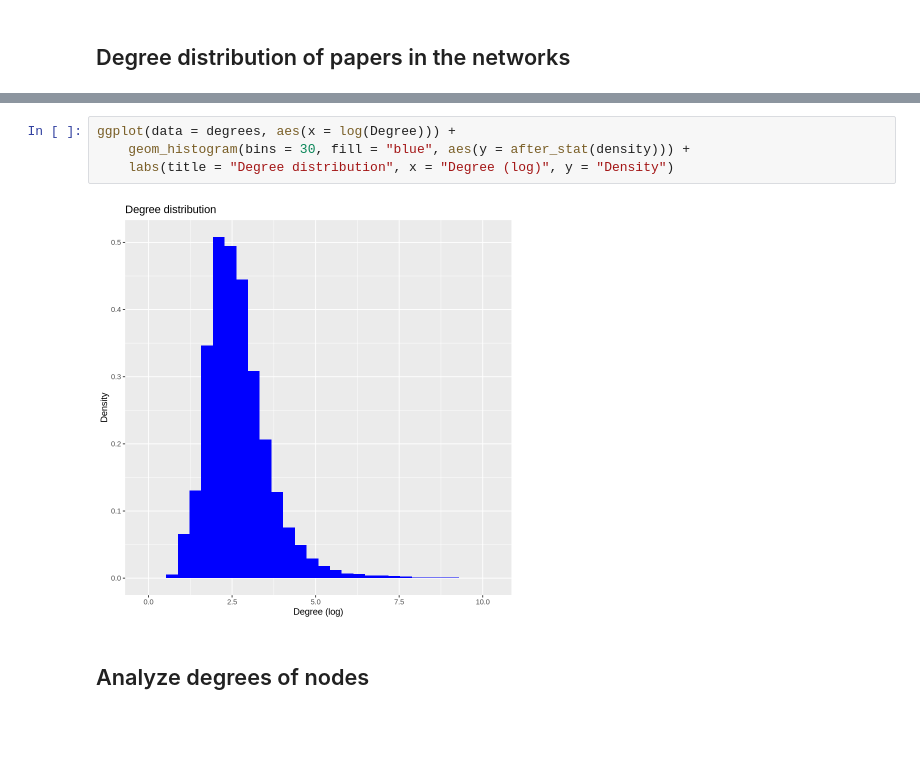
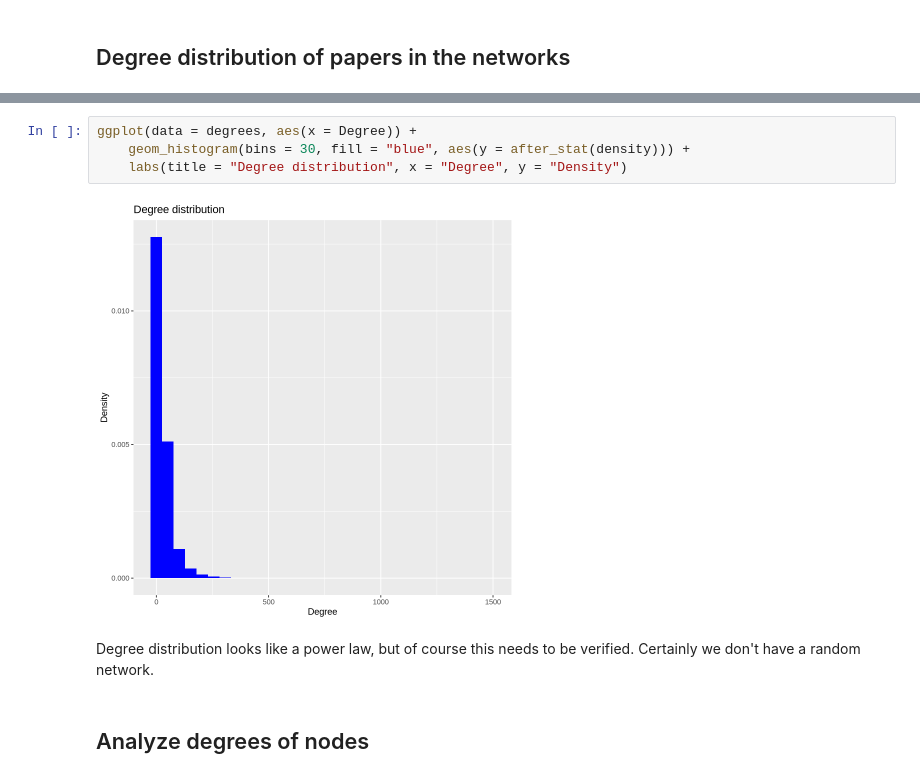
Before and after one commit to riccardo03-maker/Abstract_network, a Jupyter notebook: plots.ipynb, the cells around one changed output, grey strips where cells are left out. Saved outputs shown, nothing was run; the diff lists cells and outputs as text; blank space fills up the shorter version.

Commit message:
Corrected distance matrix, network and analysis

```diff
--- a/plots.ipynb
+++ b/plots.ipynb
@@ -27,11 +60,13 @@ dbl (2): ...1, Degree
 ℹ Use `spec()` to retrieve the full column specification for this data.
 ℹ Specify the column types or set `show_col_types = FALSE` to quiet this message.
 # %%
-ggplot(data = degrees, aes(x = log(Degree))) +
+ggplot(data = degrees, aes(x = Degree)) +
     geom_histogram(bins = 30, fill = "blue", aes(y = after_stat(density))) +
-    labs(title = "Degree distribution", x = "Degree (log)", y = "Density")
+    labs(title = "Degree distribution", x = "Degree", y = "Density")
 # %% [output]
-[figure, old version]
+[figure, new version]
+# %% [markdown]
+Degree distribution looks like a power law, but of course this needs to be verified. Certainly we don't have a random network.
 # %% [markdown]
 ## Analyze degrees of nodes
 # %%
```
Also changed, not shown: parts of 9 cells of this notebook, 8 other files.
